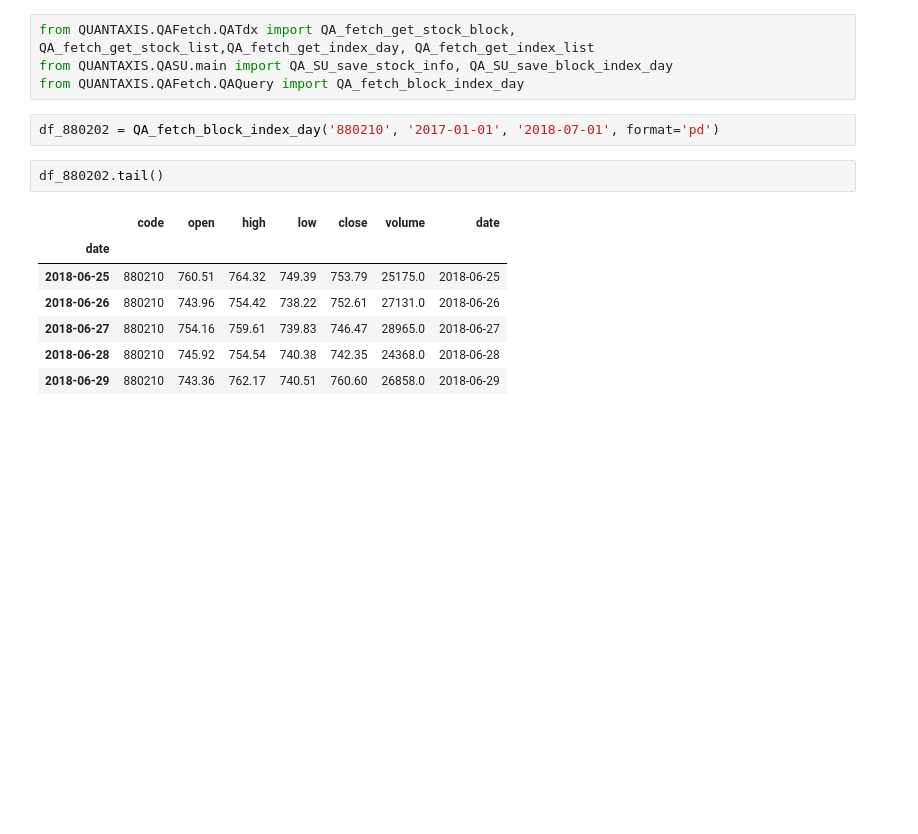
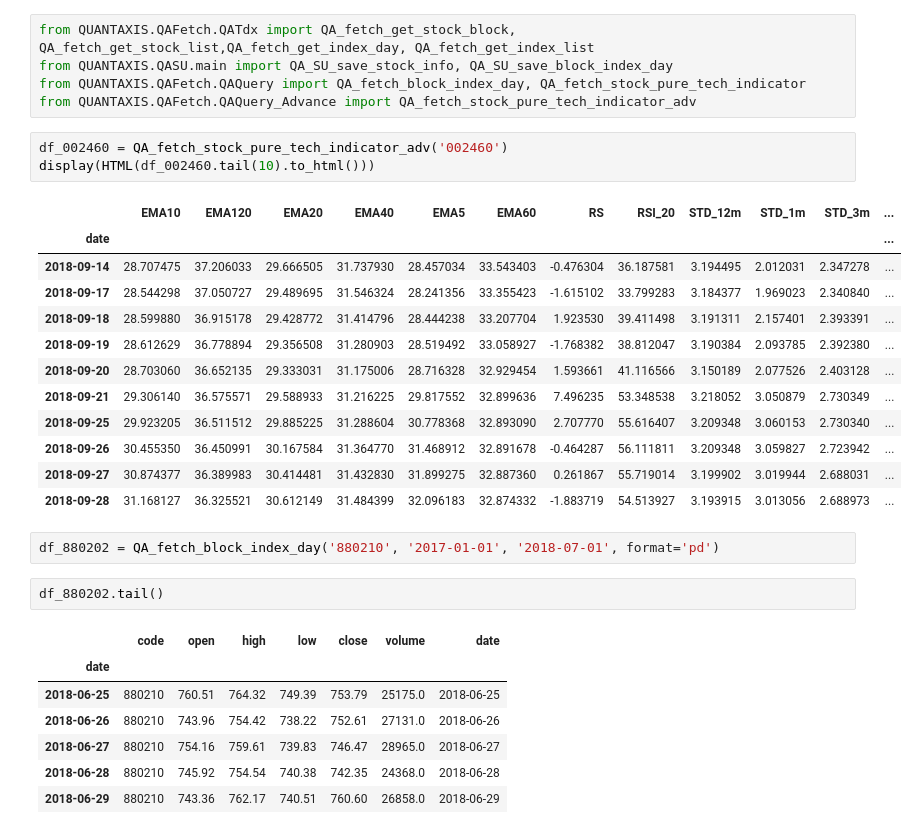
Before and after one commit to wellbeing18/QUANTAXIS, a Jupyter notebook: QUANTAXIS/src/bin_qa_test.ipynb, the cells around one changed output. Cells and saved outputs as stored; diff of their text form; blank space fills up the shorter version.

```diff
--- a/QUANTAXIS/src/bin_qa_test.ipynb
+++ b/QUANTAXIS/src/bin_qa_test.ipynb
@@ -22,7 +9,24 @@ QUANTAXIS>>
 # %%
 from QUANTAXIS.QAFetch.QATdx import QA_fetch_get_stock_block, QA_fetch_get_stock_list,QA_fetch_get_index_day, QA_fetch_get_index_list
 from QUANTAXIS.QASU.main import QA_SU_save_stock_info, QA_SU_save_block_index_day
-from QUANTAXIS.QAFetch.QAQuery import QA_fetch_block_index_day
+from QUANTAXIS.QAFetch.QAQuery import QA_fetch_block_index_day, QA_fetch_stock_pure_tech_indicator
+from QUANTAXIS.QAFetch.QAQuery_Advance import QA_fetch_stock_pure_tech_indicator_adv
+# %%
+df_002460 = QA_fetch_stock_pure_tech_indicator_adv('002460')
+display(HTML(df_002460.tail(10).to_html()))
+# %% [output]
+|  | EMA10 | EMA120 | EMA20 | EMA40 | EMA5 | EMA60 | RS | RSI_20 | STD_12m | STD_1m | STD_3m | ... |
+| date |  |  |  |  |  |  |  |  |  |  |  | ... |
+| 2018-09-14 | 28.707475 | 37.206033 | 29.666505 | 31.737930 | 28.457034 | 33.543403 | -0.476304 | 36.187581 | 3.194495 | 2.012031 | 2.347278 | ... |
+| 2018-09-17 | 28.544298 | 37.050727 | 29.489695 | 31.546324 | 28.241356 | 33.355423 | -1.615102 | 33.799283 | 3.184377 | 1.969023 | 2.340840 | ... |
+| 2018-09-18 | 28.599880 | 36.915178 | 29.428772 | 31.414796 | 28.444238 | 33.207704 | 1.923530 | 39.411498 | 3.191311 | 2.157401 | 2.393391 | ... |
+| 2018-09-19 | 28.612629 | 36.778894 | 29.356508 | 31.280903 | 28.519492 | 33.058927 | -1.768382 | 38.812047 | 3.190384 | 2.093785 | 2.392380 | ... |
+| 2018-09-20 | 28.703060 | 36.652135 | 29.333031 | 31.175006 | 28.716328 | 32.929454 | 1.593661 | 41.116566 | 3.150189 | 2.077526 | 2.403128 | ... |
+| 2018-09-21 | 29.306140 | 36.575571 | 29.588933 | 31.216225 | 29.817552 | 32.899636 | 7.496235 | 53.348538 | 3.218052 | 3.050879 | 2.730349 | ... |
+| 2018-09-25 | 29.923205 | 36.511512 | 29.885225 | 31.288604 | 30.778368 | 32.893090 | 2.707770 | 55.616407 | 3.209348 | 3.060153 | 2.730340 | ... |
+| 2018-09-26 | 30.455350 | 36.450991 | 30.167584 | 31.364770 | 31.468912 | 32.891678 | -0.464287 | 56.111811 | 3.209348 | 3.059827 | 2.723942 | ... |
+| 2018-09-27 | 30.874377 | 36.389983 | 30.414481 | 31.432830 | 31.899275 | 32.887360 | 0.261867 | 55.719014 | 3.199902 | 3.019944 | 2.688031 | ... |
+| 2018-09-28 | 31.168127 | 36.325521 | 30.612149 | 31.484399 | 32.096183 | 32.874332 | -1.883719 | 54.513927 | 3.193915 | 3.013056 | 2.688973 | ... |
 # %%
 df_880202 = QA_fetch_block_index_day('880210', '2017-01-01', '2018-07-01', format='pd')
 # %%
```
Also changed, not shown: parts of 2 cells of this notebook, 16 other files.
